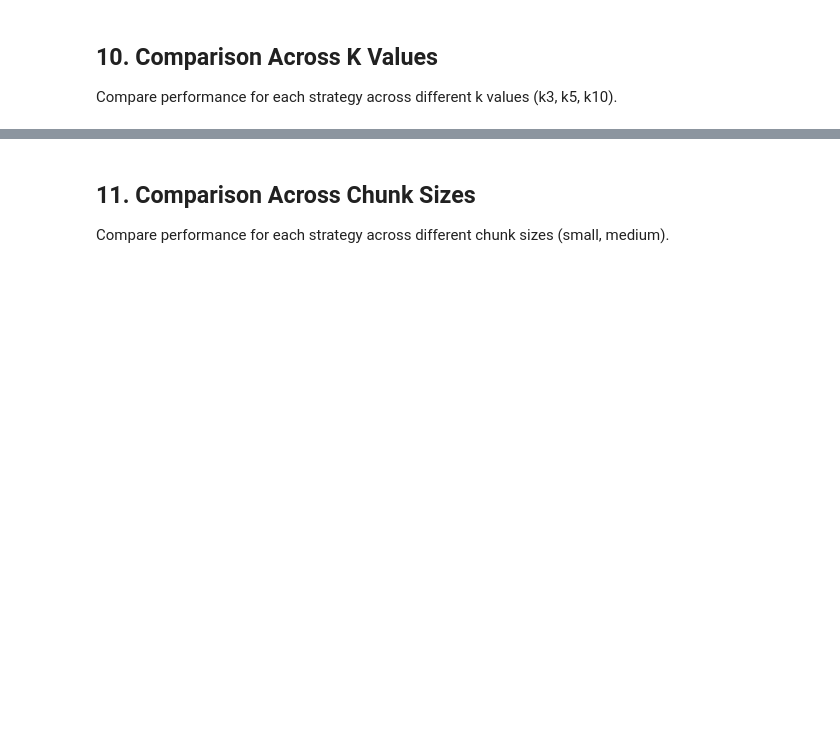
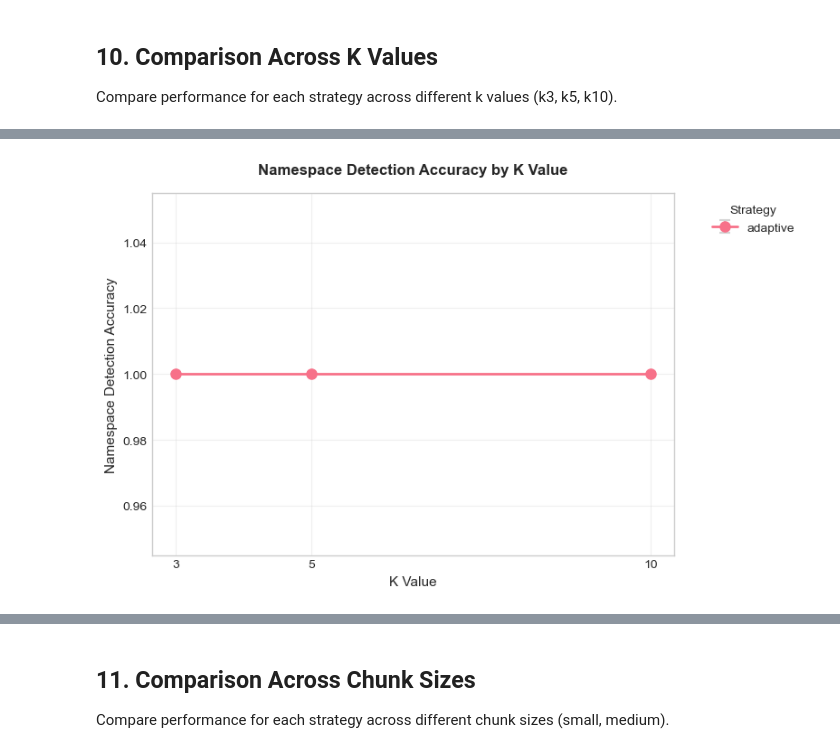
Before and after one commit to tomerbaruch99/lab2, a Jupyter notebook: evaluation/analyze_evaluation_results.ipynb, the cells around one changed output, grey strips where cells are left out. Cells and saved outputs as stored; diff of their text form; code cells hidden in the pictures; blank space fills up the shorter version.

```diff
--- a/evaluation/analyze_evaluation_results.ipynb
+++ b/evaluation/analyze_evaluation_results.ipynb
@@ -589,0 +654,82 @@ else:
+# %%
+# Filter to k value configurations
+k_configs = ['k3', 'k5', 'k10']
+k_df = df[df['config'].isin(k_configs)].copy()
+
+if len(k_df) > 0:
+    # Use namespace accuracy as evaluation metric (better than avg_score for K comparison)
+    # avg_score (retrieval similarity) is misleading for K comparison:
+    # smaller K naturally yields higher avg similarity (top-K effect)
+    # namespace_correct evaluates whether the right content namespace was retrieved
+    eval_metric = 'namespace_correct'
+    eval_label = 'Namespace Detection Accuracy'
+
+    # Group by strategy and k value
+    k_comparison = k_df.groupby(['strategy', 'config']).agg({
+        eval_metric: ['mean', 'std'],
+        'num_results': 'mean',
+        'avg_score': 'mean'  # Keep for reference but don't use as primary metric
+    }).round(4)
+    k_comparison.columns = ['_'.join(col).strip() if col[1] else col[0] for col in k_comparison.columns]
+    k_comparison = k_comparison.reset_index()
+
+    # Sort by k value order (k3, k5, k10)
+    k_order = ['k3', 'k5', 'k10']
+    k_comparison['k_sort'] = k_comparison['config'].apply(lambda x: k_order.index(x) if x in k_order else 999)
+    k_comparison = k_comparison.sort_values(['strategy', 'k_sort']).drop('k_sort', axis=1).reset_index(drop=True)
+
+    print("📊 Performance by Strategy and K Value:")
+    print(k_comparison)
+
+    # Visualization: Evaluation metric by K value
+    fig, ax = plt.subplots(figsize=(8, 5))
+
+    # Create mapping for proper ordering and labeling
+    k_order = ['k3', 'k5', 'k10']
+    k_labels = {'k3': '3', 'k5': '5', 'k10': '10'}
+    k_numeric = {'k3': 3, 'k5': 5, 'k10': 10}
+
+    # Evaluation metric by k value with error bars
+    metric_col = f"{eval_metric}_mean"
+    std_col = f"{eval_metric}_std"
+
+    for strategy in k_df['strategy'].unique():
+        strategy_data = k_comparison[k_comparison['strategy'] == strategy].copy()
+        # Sort by k value order
+        strategy_data['k_numeric'] = strategy_data['config'].map(k_numeric)
+        strategy_data = strategy_data.sort_values('k_numeric')
+
+        # Convert config to numeric for plotting
+        x_values = strategy_data['config'].map(k_numeric).values
+        y_values = strategy_data[metric_col].values
+        yerr = strategy_data[std_col].values
+
+        # Plot with error bars (gray, less emphasized)
+        ax.errorbar(x_values, y_values, yerr=yerr,
+                   marker='o', label=strategy, linewidth=2, markersize=8,
+                   capsize=4, capthick=1.5, elinewidth=1.5,
+                   ecolor='lightgray')
+
+    # Set x-axis ticks and labels
+    ax.set_xticks([3, 5, 10])
+    ax.set_xticklabels(['3', '5', '10'])
+    ax.set_xlabel('K Value', fontsize=11)
+    ax.set_ylabel(eval_label, fontsize=11)
+    ax.set_title(f'{eval_label} by K Value', fontsize=12, fontweight='bold', pad=15)
+    ax.legend(title='Strategy', bbox_to_anchor=(1.05, 1), loc='upper left')  # optional: move legend outside
+    ax.grid(True, alpha=0.3)
+    plt.setp(ax.xaxis.get_majorticklabels(), rotation=0)
+
+    plt.tight_layout()
+    plt.show()
+
+    print("\n📈 Key Findings:")
+    for strategy in k_df['strategy'].unique():
+        strategy_data = k_comparison[k_comparison['strategy'] == strategy]
+        if len(strategy_data) > 0:
+            best_k = strategy_data.loc[strategy_data[metric_col].idxmax(), 'config']
+            best_score = strategy_data[metric_col].max()
+            print(f"  {strategy}: Best K = {best_k} ({eval_label}: {best_score:.4f})")
+else:
+    print("⚠️  No k value configurations found. Ensure results_k3, results_k5, results_k10 exist.")
+# %% [output]
@@ -589,0 +746 @@ else:
+[figure, added]
```
Also changed, not shown: parts of 9 cells of this notebook, 5 other files.
